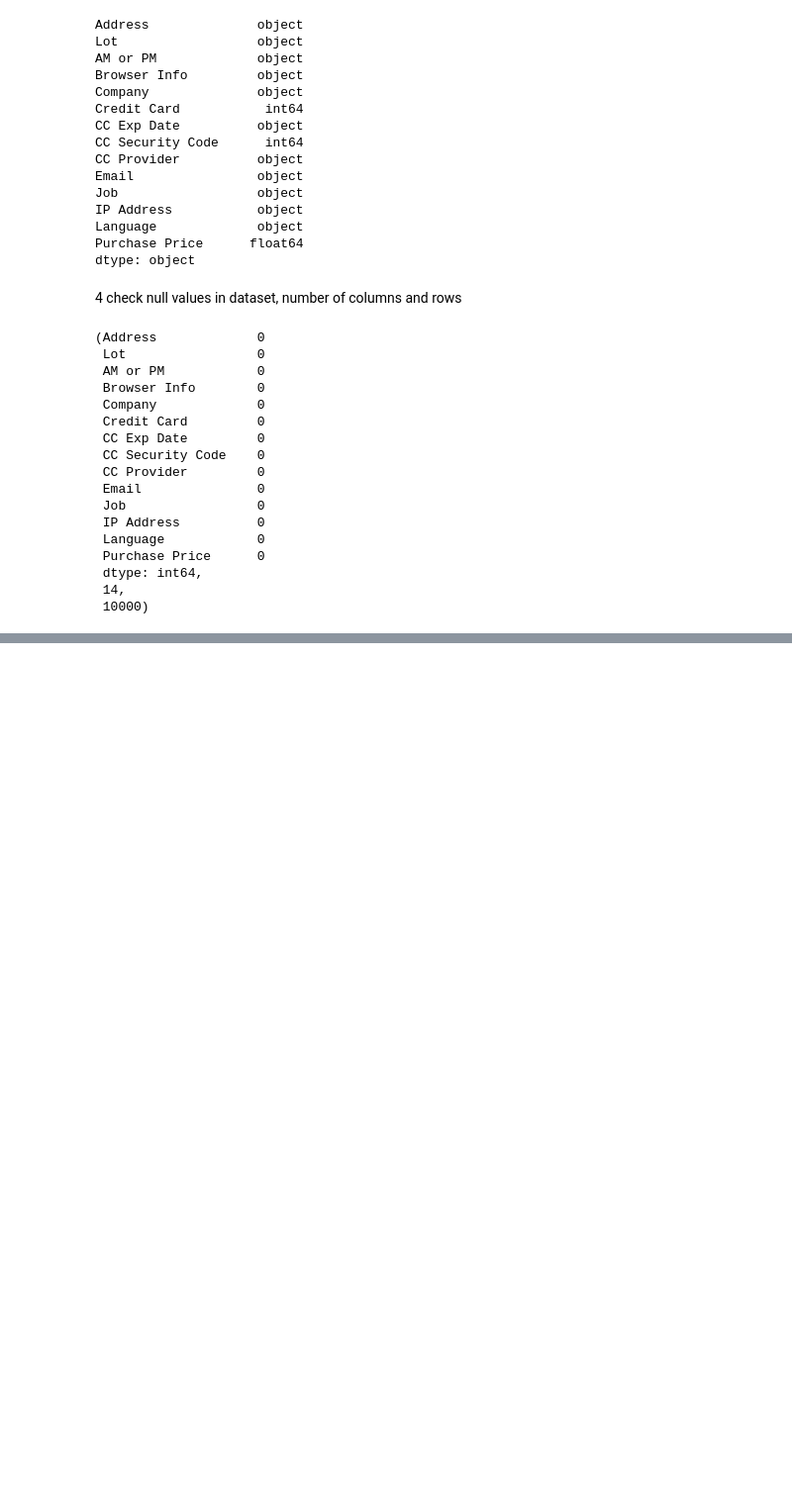
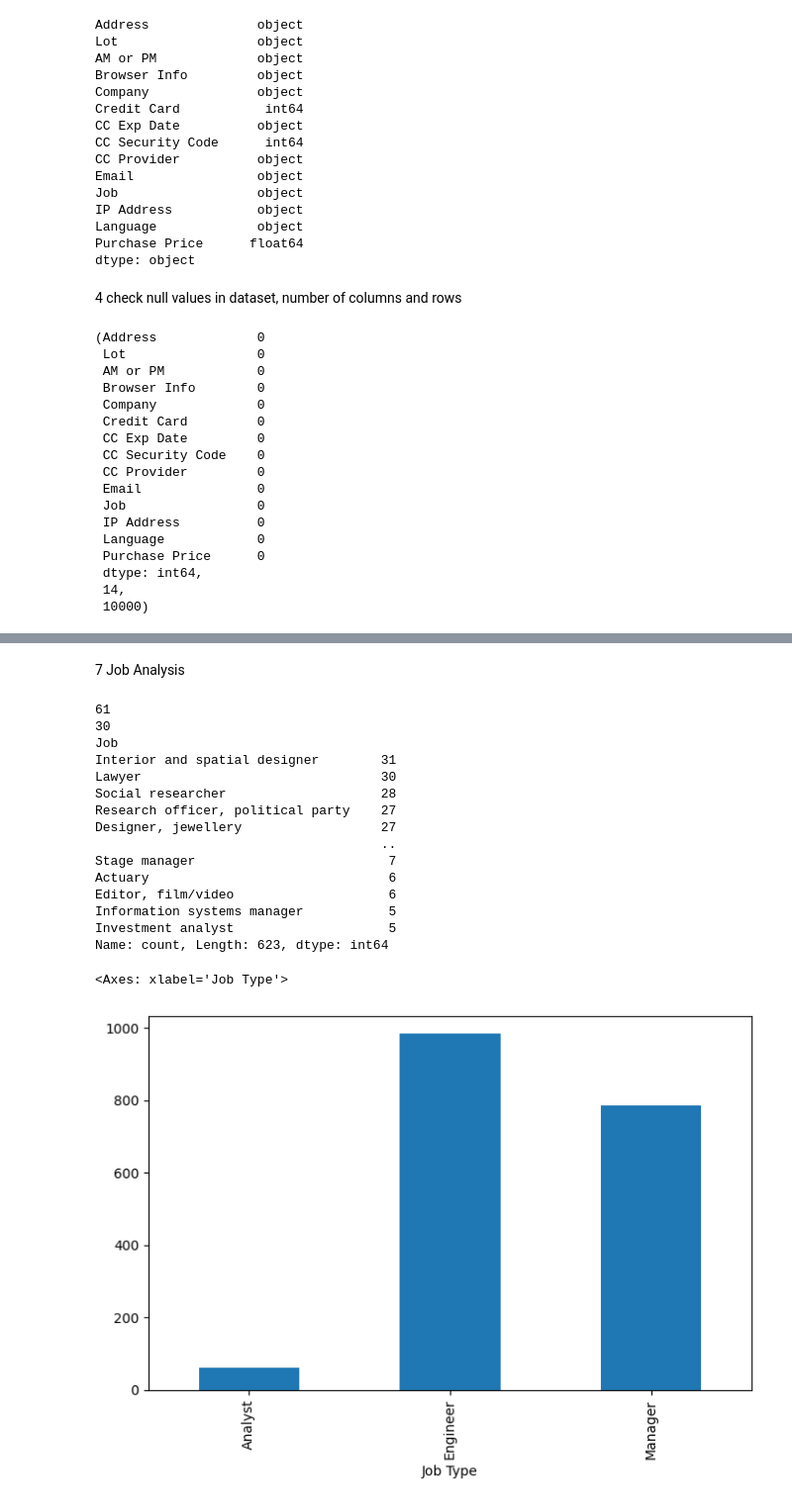
Before and after one commit to faixankh07-dvader/DATA-ANALYSIS-PYTHON-PANDAS, a Jupyter notebook: ECOMMERCE_PURCHASE/main.ipynb, the cells around one changed output, grey strips where cells are left out. Shown at 99% size. Cells and saved outputs as stored; diff of their text form; code cells hidden in the pictures; blank space fills up the shorter version.

Commit message:
Job analysis updated

```diff
--- a/ECOMMERCE_PURCHASE/main.ipynb
+++ b/ECOMMERCE_PURCHASE/main.ipynb
@@ -97,0 +152,53 @@ missing_values, num_columns, num_rows
+# %% [markdown]
+7 Job Analysis
+# %%
+lawyers_users = data[data["Job"].str.contains("lawyer", case=False)]
+lawyers_num = len(data[data["Job"].str.contains("lawyer", case=False)])
+
+analyst = len(data[data["Job"].str.contains("Analyst", case=False)])
+print(analyst)
+
+print(lawyers_num)
+
+job_count = data["Job"].value_counts()
+
+print(job_count)
+lawyers_users
+#visualization of jobs ( comparing analyst , engineer and manager)
+
+job_keywords = ["Analyst", "Engineer", "Manager"]
+
+job_counts = {}
+for job in job_keywords:
+    count = data["Job"].str.contains(job, case=False, na=False).sum()
+    job_counts[job] = count
+
+job_df = pd.DataFrame(
+    list(job_counts.items()),
+         columns=["Job Type", "Count"]
+)
+job_df.plot(
+    x="Job Type",
+    y="Count",
+    kind="bar",
+    legend=False,
+    figsize=(8,5)
+)
+# %% [output]
+61
+30
+Job
+Interior and spatial designer        31
+Lawyer                               30
+Social researcher                    28
+Research officer, political party    27
+Designer, jewellery                  27
+                                     ..
+Stage manager                         7
+Actuary                               6
+Editor, film/video                    6
+Information systems manager           5
+Investment analyst                    5
+Name: count, Length: 623, dtype: int64
+<Axes: xlabel='Job Type'>
+[figure, added]
```
Also changed, not shown: parts of 6 cells of this notebook.
